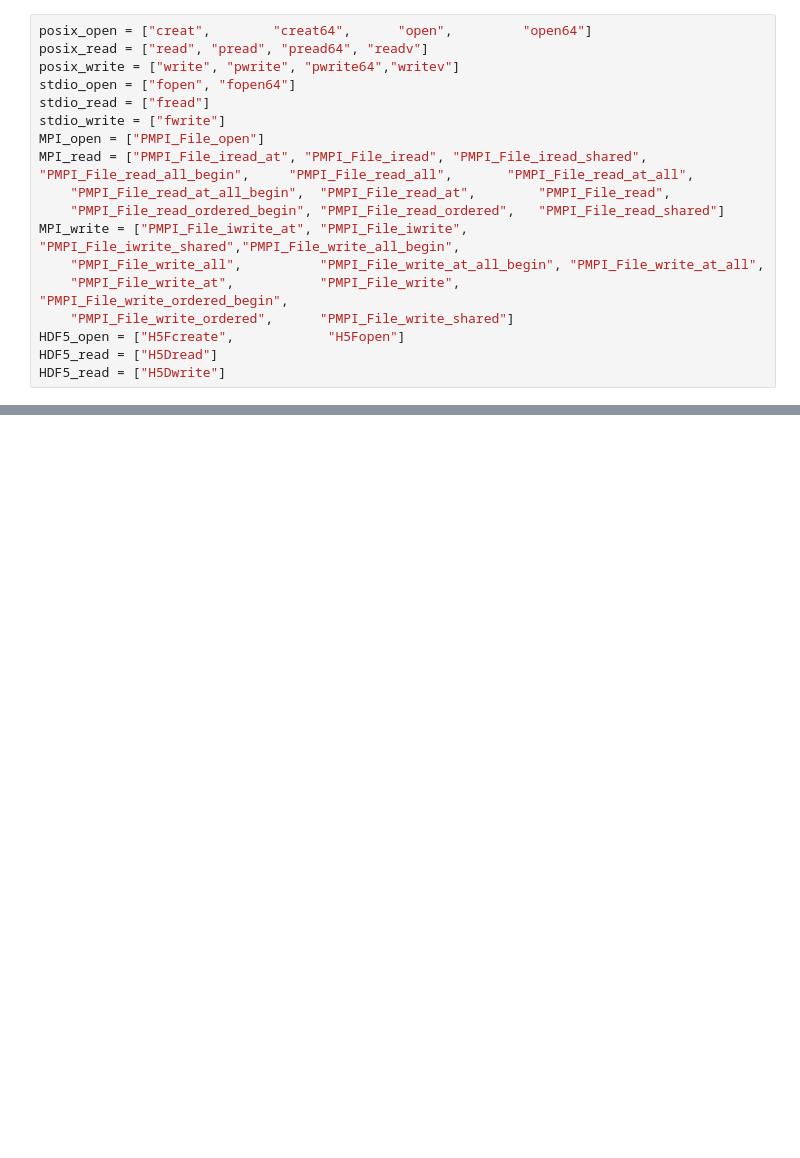
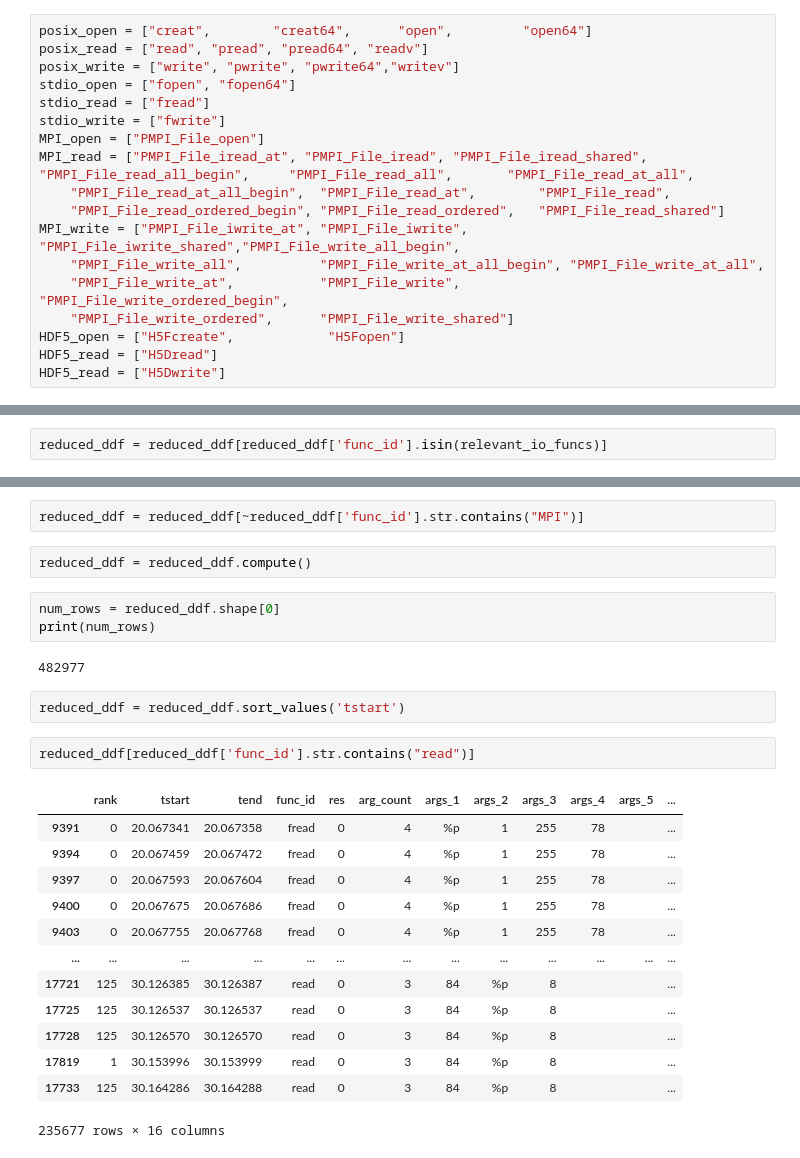
Before and after one commit to hariharan-devarajan/taxonomy, a Jupyter notebook: analysis/notebooks/recorder/jag-recorder2parquet.ipynb, the cells around one changed output, grey strips where cells are left out. Saved outputs shown, nothing was run; the diff lists cells and outputs as text; blank space fills up the shorter version.

```diff
--- a/analysis/notebooks/recorder/jag-recorder2parquet.ipynb
+++ b/analysis/notebooks/recorder/jag-recorder2parquet.ipynb
@@ -123,0 +106,2 @@ operation_rows.compute()
+# %%
+reduced_ddf = reduced_ddf[reduced_ddf['func_id'].isin(relevant_io_funcs)]
@@ -123,0 +120,27 @@ operation_rows.compute()
+# %%
+reduced_ddf = reduced_ddf[~reduced_ddf['func_id'].str.contains("MPI")]
+# %%
+reduced_ddf = reduced_ddf.compute()
+# %%
+num_rows = reduced_ddf.shape[0]
+print(num_rows)
+# %% [output]
+482977
+# %%
+reduced_ddf = reduced_ddf.sort_values('tstart')
+# %%
+reduced_ddf[reduced_ddf['func_id'].str.contains("read")]
+# %% [output]
+|  | rank | tstart | tend | func_id | res | arg_count | args_1 | args_2 | args_3 | args_4 | args_5 | ... |
+| 9391 | 0 | 20.067341 | 20.067358 | fread | 0 | 4 | %p | 1 | 255 | 78 |  | ... |
+| 9394 | 0 | 20.067459 | 20.067472 | fread | 0 | 4 | %p | 1 | 255 | 78 |  | ... |
+| 9397 | 0 | 20.067593 | 20.067604 | fread | 0 | 4 | %p | 1 | 255 | 78 |  | ... |
+| 9400 | 0 | 20.067675 | 20.067686 | fread | 0 | 4 | %p | 1 | 255 | 78 |  | ... |
+| 9403 | 0 | 20.067755 | 20.067768 | fread | 0 | 4 | %p | 1 | 255 | 78 |  | ... |
+| ... | ... | ... | ... | ... | ... | ... | ... | ... | ... | ... | ... | ... |
+| 17721 | 125 | 30.126385 | 30.126387 | read | 0 | 3 | 84 | %p | 8 |  |  | ... |
+| 17725 | 125 | 30.126537 | 30.126537 | read | 0 | 3 | 84 | %p | 8 |  |  | ... |
+| 17728 | 125 | 30.126570 | 30.126570 | read | 0 | 3 | 84 | %p | 8 |  |  | ... |
+| 17819 | 1 | 30.153996 | 30.153999 | read | 0 | 3 | 84 | %p | 8 |  |  | ... |
+| 17733 | 125 | 30.164286 | 30.164288 | read | 0 | 3 | 84 | %p | 8 |  |  | ... |
+235677 rows × 16 columns
```
Also changed, not shown: parts of 45 cells of this notebook, 18 other files.
